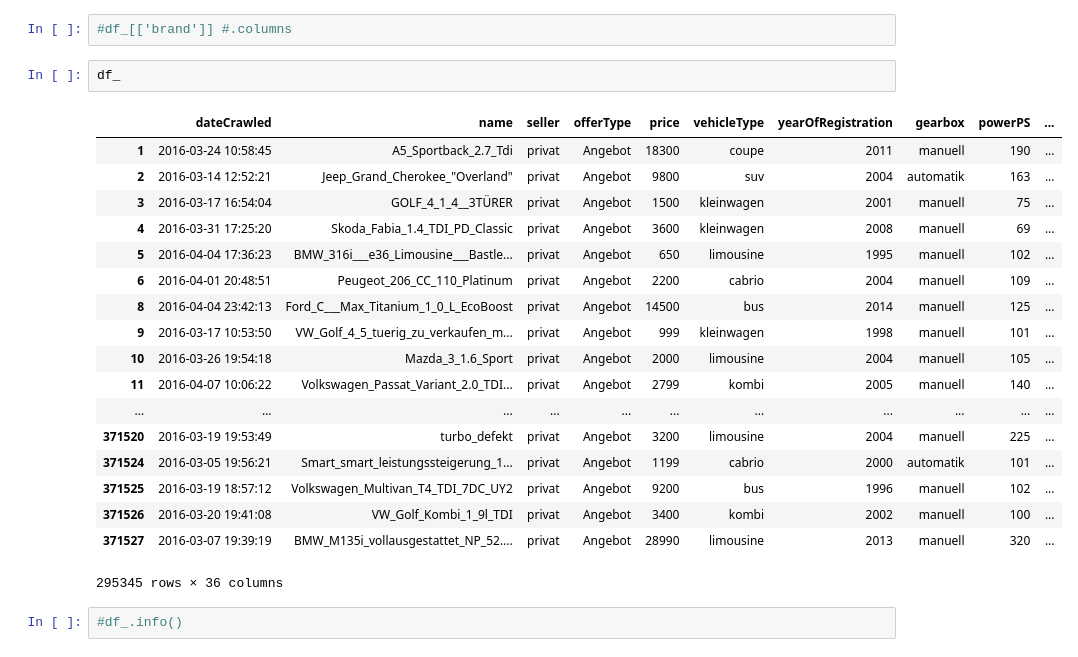
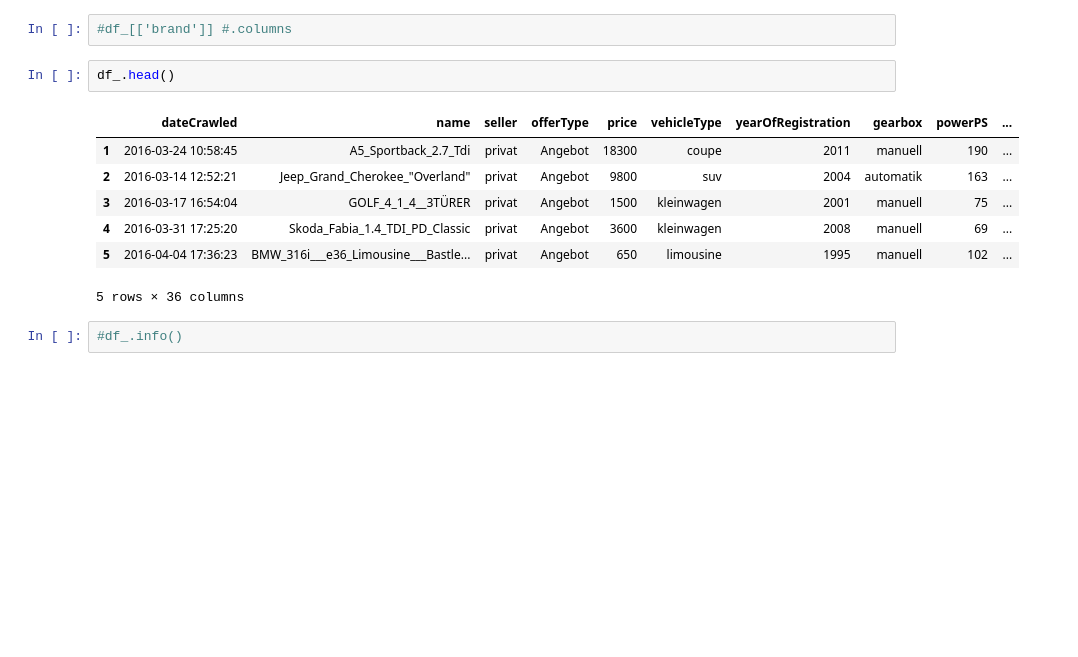
Before and after one commit to yennanliu/Kaggle.com_mini_project, a Jupyter notebook: used-cars-database/Kaggle_Used_Car_Pricing_Prediciton.ipynb, the cells around one changed output. Saved outputs shown, nothing was run; the diff lists cells and outputs as text; blank space fills up the shorter version.

```diff
--- a/used-cars-database/Kaggle_Used_Car_Pricing_Prediciton.ipynb
+++ b/used-cars-database/Kaggle_Used_Car_Pricing_Prediciton.ipynb
@@ -390,26 +422,15 @@ R2  score : 0.81
 # %%
 #df_[['brand']] #.columns
 # %%
-df_
+df_.head()
 # %% [output]
 |  | dateCrawled | name | seller | offerType | price | vehicleType | yearOfRegistration | gearbox | powerPS | ... |
 | 1 | 2016-03-24 10:58:45 | A5_Sportback_2.7_Tdi | privat | Angebot | 18300 | coupe | 2011 | manuell | 190 | ... |
 | 2 | 2016-03-14 12:52:21 | Jeep_Grand_Cherokee_"Overland" | privat | Angebot | 9800 | suv | 2004 | automatik | 163 | ... |
 | 3 | 2016-03-17 16:54:04 | GOLF_4_1_4__3TÜRER | privat | Angebot | 1500 | kleinwagen | 2001 | manuell | 75 | ... |
 | 4 | 2016-03-31 17:25:20 | Skoda_Fabia_1.4_TDI_PD_Classic | privat | Angebot | 3600 | kleinwagen | 2008 | manuell | 69 | ... |
 | 5 | 2016-04-04 17:36:23 | BMW_316i___e36_Limousine___Bastle... | privat | Angebot | 650 | limousine | 1995 | manuell | 102 | ... |
-| 6 | 2016-04-01 20:48:51 | Peugeot_206_CC_110_Platinum | privat | Angebot | 2200 | cabrio | 2004 | manuell | 109 | ... |
-| 8 | 2016-04-04 23:42:13 | Ford_C___Max_Titanium_1_0_L_EcoBoost | privat | Angebot | 14500 | bus | 2014 | manuell | 125 | ... |
-| 9 | 2016-03-17 10:53:50 | VW_Golf_4_5_tuerig_zu_verkaufen_m... | privat | Angebot | 999 | kleinwagen | 1998 | manuell | 101 | ... |
-| 10 | 2016-03-26 19:54:18 | Mazda_3_1.6_Sport | privat | Angebot | 2000 | limousine | 2004 | manuell | 105 | ... |
-| 11 | 2016-04-07 10:06:22 | Volkswagen_Passat_Variant_2.0_TDI... | privat | Angebot | 2799 | kombi | 2005 | manuell | 140 | ... |
-| ... | ... | ... | ... | ... | ... | ... | ... | ... | ... | ... |
-| 371520 | 2016-03-19 19:53:49 | turbo_defekt | privat | Angebot | 3200 | limousine | 2004 | manuell | 225 | ... |
-| 371524 | 2016-03-05 19:56:21 | Smart_smart_leistungssteigerung_1... | privat | Angebot | 1199 | cabrio | 2000 | automatik | 101 | ... |
-| 371525 | 2016-03-19 18:57:12 | Volkswagen_Multivan_T4_TDI_7DC_UY2 | privat | Angebot | 9200 | bus | 1996 | manuell | 102 | ... |
-| 371526 | 2016-03-20 19:41:08 | VW_Golf_Kombi_1_9l_TDI | privat | Angebot | 3400 | kombi | 2002 | manuell | 100 | ... |
-| 371527 | 2016-03-07 19:39:19 | BMW_M135i_vollausgestattet_NP_52.... | privat | Angebot | 28990 | limousine | 2013 | manuell | 320 | ... |
-295345 rows × 36 columns
+5 rows × 36 columns
 # %%
 #df_.info()
 # %% [markdown]
```
Also changed, not shown: parts of 20 cells of this notebook.
